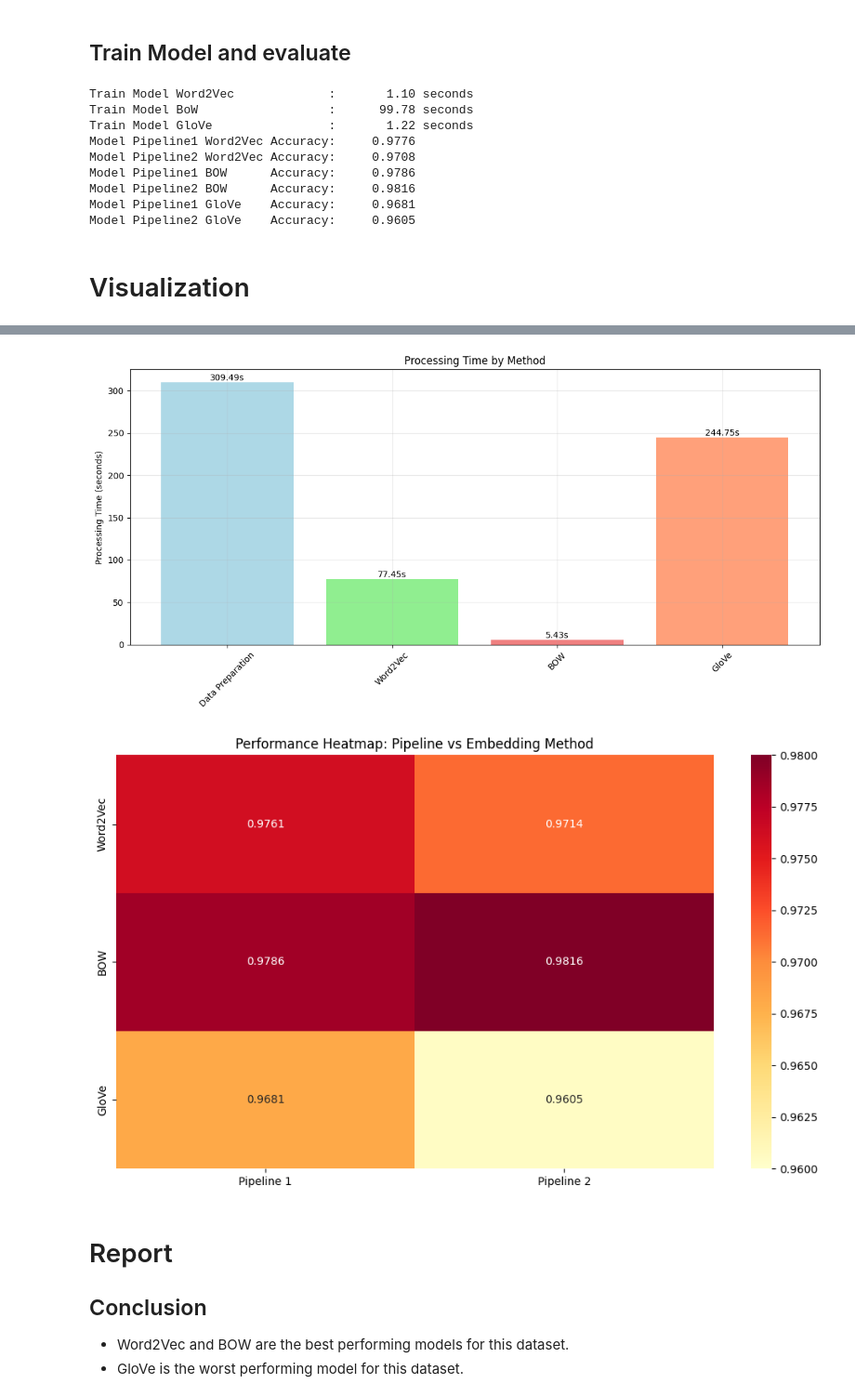
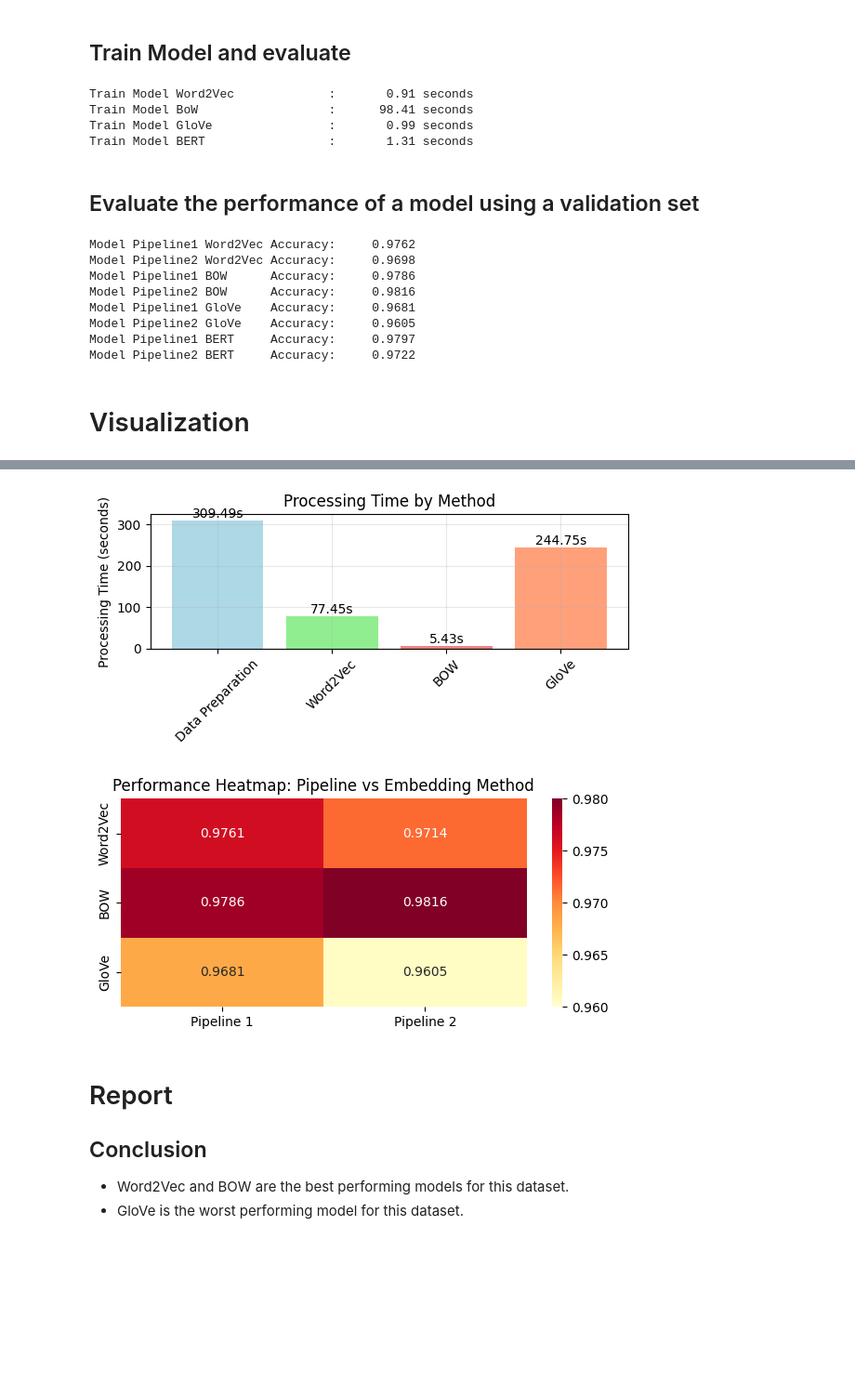
Before and after one commit to innozent/nlp_project1, a Jupyter notebook: Pholsomboon_1254311.ipynb, the cells around one changed output, grey strips where cells are left out. Shown at 93% size. Cells and saved outputs as stored; diff of their text form; code cells hidden in the pictures; blank space fills up the shorter version.

Commit message:
Add BERT embedding and model training to fake news classification pipeline

```diff
--- a/Pholsomboon_1254311.ipynb
+++ b/Pholsomboon_1254311.ipynb
@@ -247,27 +313,46 @@ def train_model_glove(train_a3_X1, train_a3_X2, train_y):
 
     return model_p1_a3, model_p2_a3
 
+@measure_time("Train Model BERT")
+def train_model_bert(train_a4_X1, train_a4_X2, train_y):
+    model_p1_a4 = LogisticRegression(max_iter=2000)
+    model_p1_a4.fit(train_a4_X1, train_y)
+
+    model_p2_a4 = LogisticRegression(max_iter=2000)
+    model_p2_a4.fit(train_a4_X2, train_y)
+
+    return model_p1_a4, model_p2_a4
+
 # Train Model
 model_p1_a1, model_p2_a1 = train_model_word2vec(train_a1_X1, train_a1_X2, train_y)
 model_p1_a2, model_p2_a2 = train_model_bow(train_a2_X1, train_a2_X2, train_y)
 model_p1_a3, model_p2_a3 = train_model_glove(train_a3_X1, train_a3_X2, train_y)
-
-print(f"Model Pipeline1 Word2Vec Accuracy: {model_p1_a1.score(test_a1_X1, test_y):>10.4f}")
-print(f"Model Pipeline2 Word2Vec Accuracy: {model_p2_a1.score(test_a1_X2, test_y):>10.4f}")
-print(f"Model Pipeline1 BOW      Accuracy: {model_p1_a2.score(test_a2_X1, test_y):>10.4f}")
-print(f"Model Pipeline2 BOW      Accuracy: {model_p2_a2.score(test_a2_X2, test_y):>10.4f}")
-print(f"Model Pipeline1 GloVe    Accuracy: {model_p1_a3.score(test_a3_X1, test_y):>10.4f}")
-print(f"Model Pipeline2 GloVe    Accuracy: {model_p2_a3.score(test_a3_X2, test_y):>10.4f}")
+model_p1_a4, model_p2_a4 = train_model_bert(train_a4_X1, train_a4_X2, train_y)
 # %% [output]
-Train Model Word2Vec             :       1.10 seconds
-Train Model BoW                  :      99.78 seconds
-Train Model GloVe                :       1.22 seconds
-Model Pipeline1 Word2Vec Accuracy:     0.9776
-Model Pipeline2 Word2Vec Accuracy:     0.9708
-Model Pipeline1 BOW      Accuracy:     0.9786
-Model Pipeline2 BOW      Accuracy:     0.9816
-Model Pipeline1 GloVe    Accuracy:     0.9681
-Model Pipeline2 GloVe    Accuracy:     0.9605
+Train Model Word2Vec             :       0.91 seconds
+Train Model BoW                  :      98.41 seconds
+Train Model GloVe                :       0.99 seconds
+Train Model BERT                 :       1.31 seconds
+# %% [markdown]
+## Evaluate the performance of a model using a validation set
+# %%
+print(f"Model Pipeline1 Word2Vec Accuracy: {model_p1_a1.score(test_a1_X1, test_y):>10.4f}")
+print(f"Model Pipeline2 Word2Vec Accuracy: {model_p2_a1.score(test_a1_X2, test_y):>10.4f}")
+print(f"Model Pipeline1 BOW      Accuracy: {model_p1_a2.score(test_a2_X1, test_y):>10.4f}")
+print(f"Model Pipeline2 BOW      Accuracy: {model_p2_a2.score(test_a2_X2, test_y):>10.4f}")
+print(f"Model Pipeline1 GloVe    Accuracy: {model_p1_a3.score(test_a3_X1, test_y):>10.4f}")
+print(f"Model Pipeline2 GloVe    Accuracy: {model_p2_a3.score(test_a3_X2, test_y):>10.4f}")
+print(f"Model Pipeline1 BERT     Accuracy: {model_p1_a4.score(test_a4_X1, test_y):>10.4f}")
+print(f"Model Pipeline2 BERT     Accuracy: {model_p2_a4.score(test_a4_X2, test_y):>10.4f}")
+# %% [output]
+Model Pipeline1 Word2Vec Accuracy:     0.9762
+Model Pipeline2 Word2Vec Accuracy:     0.9698
+Model Pipeline1 BOW      Accuracy:     0.9786
+Model Pipeline2 BOW      Accuracy:     0.9816
+Model Pipeline1 GloVe    Accuracy:     0.9681
+Model Pipeline2 GloVe    Accuracy:     0.9605
+Model Pipeline1 BERT     Accuracy:     0.9797
+Model Pipeline2 BERT     Accuracy:     0.9722
 # %% [markdown]
 # Visualization
 # %%
@@ -280,7 +365,7 @@ pipeline1_scores = [0.9761, 0.9786, 0.9681]
 pipeline2_scores = [0.9714, 0.9816, 0.9605]
 
 # Create grouped bar plot
-plt.figure(figsize=(12, 6))
+plt.figure(figsize=(6,3))
 x = np.arange(len(methods))
 width = 0.35
 
@@ -306,7 +391,7 @@ plt.show()
 methods = ['Data Preparation', 'Word2Vec', 'BOW', 'GloVe']
 times = [309.49, 77.45, 5.43, 244.75]
 
-plt.figure(figsize=(12, 6))
+plt.figure(figsize=(6, 3))
 bars = plt.bar(methods, times, color=['lightblue', 'lightgreen', 'lightcoral', 'lightsalmon'])
 plt.ylabel('Processing Time (seconds)')
 plt.title('Processing Time by Method')
@@ -331,7 +416,7 @@ performance_data = {
 df_heatmap = pd.DataFrame(performance_data, index=methods[1:])
 
 
-plt.figure(figsize=(10, 6))
+plt.figure(figsize=(6, 3))
 sns.heatmap(df_heatmap, annot=True, fmt='.4f', cmap='YlOrRd',
             center=0.97, vmin=0.96, vmax=0.98)
 plt.title('Performance Heatmap: Pipeline vs Embedding Method')
@@ -342,5 +427,5 @@ plt.show()
-[figure, old version]
+[figure, new version]
-[figure, old version]
+[figure, new version]
 # %% [markdown]
 # Report
 
```
Also changed, not shown: parts of 6 cells of this notebook.
